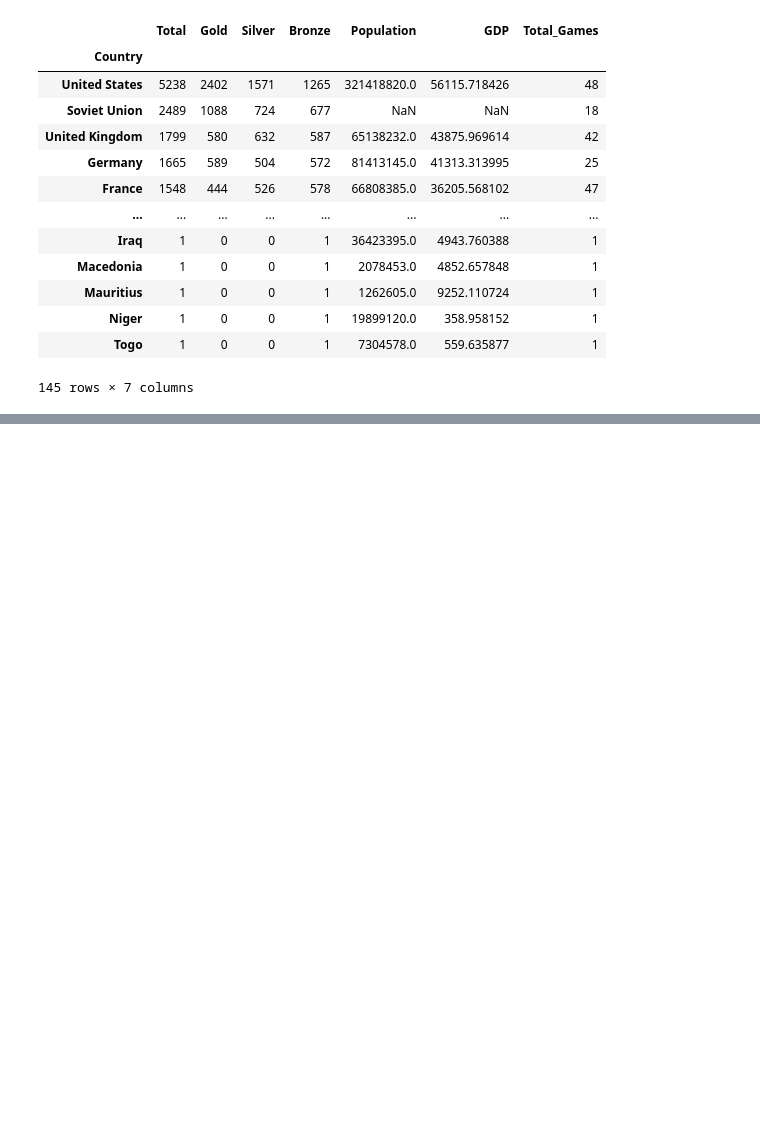
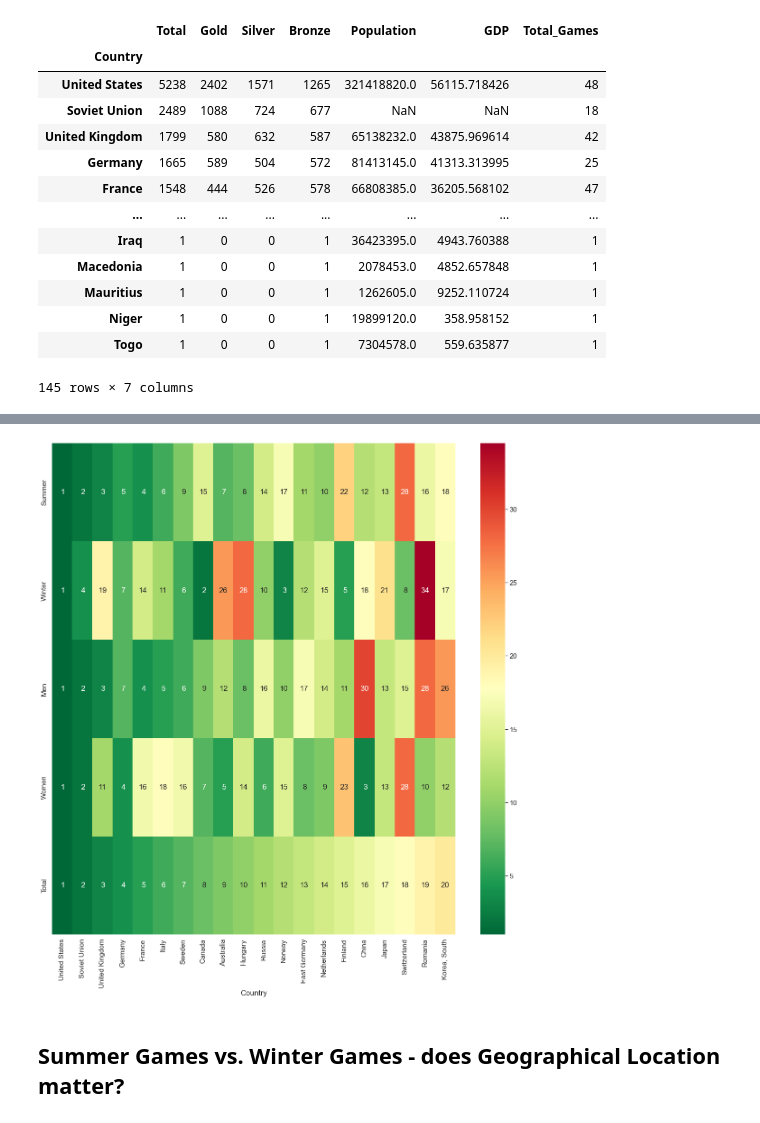
Before and after one commit to Yurhigz/Olympic-Medal-Project, a Jupyter notebook: Explanatory_DataAnalysis_Challenge/Project_Explanatory_Data_Analysis.ipynb, the cells around one changed output, grey strips where cells are left out. Drawn from its saved outputs; the diff is of its cells as text; code cells hidden in the pictures; blank space fills up the shorter version.

```diff
--- a/Explanatory_DataAnalysis_Challenge/Project_Explanatory_Data_Analysis.ipynb
+++ b/Explanatory_DataAnalysis_Challenge/Project_Explanatory_Data_Analysis.ipynb
@@ -579,0 +646,2 @@ medals_per_country.rank(ascending=False).head(50)
+# %%
+medal_for_cats = pd.concat([sum_and_winter_olympics,men_and_women_olympics], axis = 1 )
@@ -579,0 +665,6 @@ medals_per_country.rank(ascending=False).head(50)
+# %%
+medal_for_cats['Total'] = medal_for_cats.Summer+medal_for_cats.Winter
+# %%
+medal_for_cats.sort_values(by = 'Total',ascending = False, inplace=True)
+# %%
+medal_for_cats_top50 = medal_for_cats.rank(ascending= True).head(50)
@@ -579,0 +692,8 @@ medals_per_country.rank(ascending=False).head(50)
+# %%
+plt.figure(figsize=(20,20))
+sns.heatmap(medal_for_cats_top50.head(20).T, fmt='2.0f',cmap = 'RdYlGn_r',annot=True)
+plt.show()
+# %% [output]
+[figure, added]
+# %% [markdown]
+## Summer Games vs. Winter Games - does Geographical Location matter?
```
Also changed, not shown: parts of 30 cells of this notebook.
